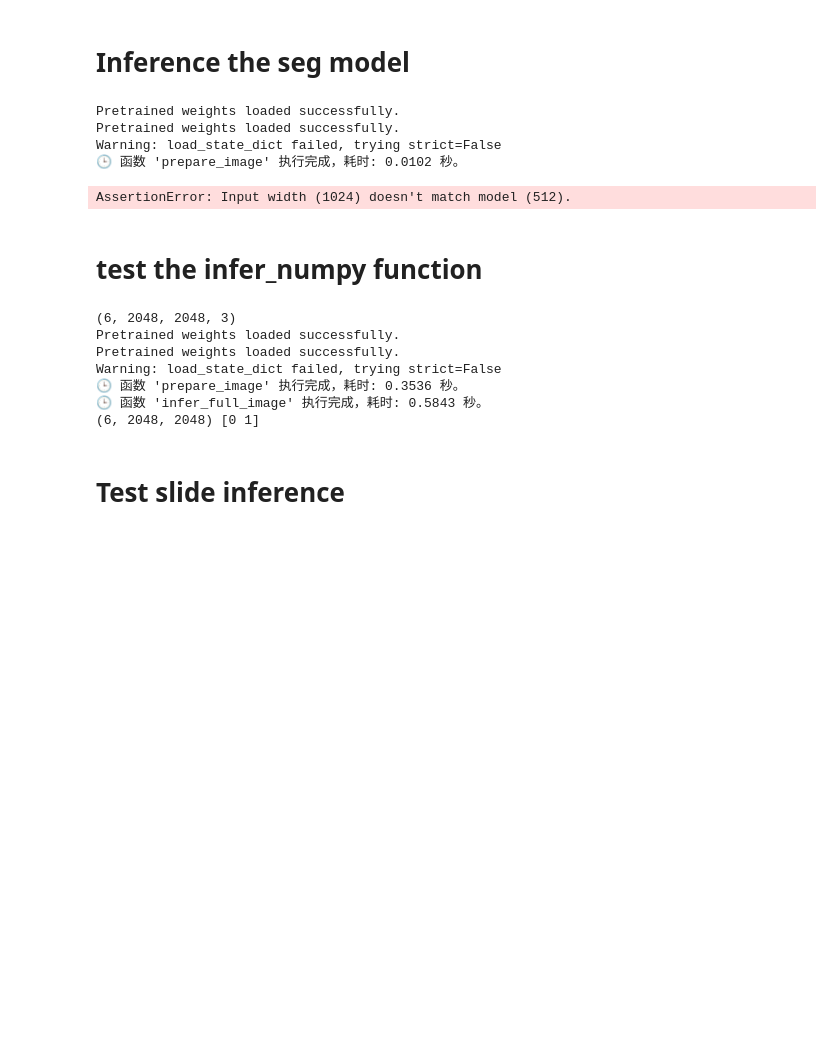
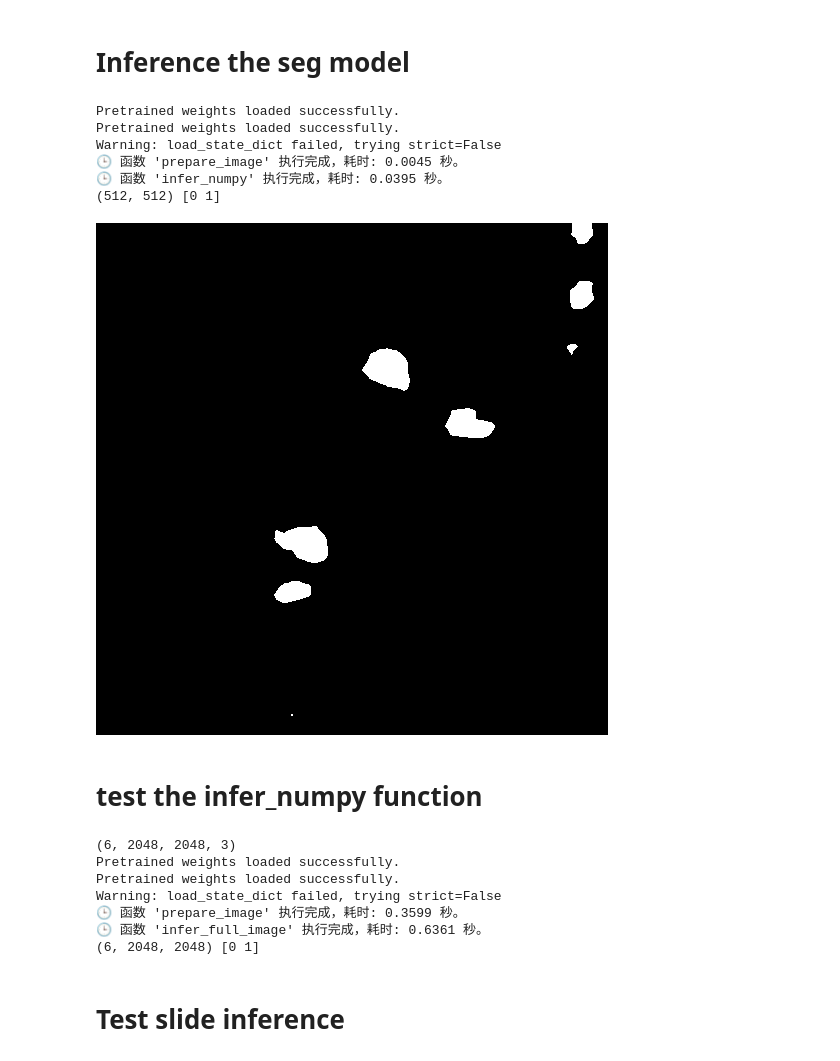
Before and after one commit to yzy0102/emcfsys, a Jupyter notebook: test2.ipynb, the cells around one changed output. Saved outputs shown, nothing was run; the diff lists cells and outputs as text; code cells hidden in the pictures; blank space fills up the shorter version.

```diff
--- a/test2.ipynb
+++ b/test2.ipynb
@@ -171,36 +247,38 @@ from src.emcfsys.EMCellFound.inference import infer_numpy, load_model
 from src.emcfsys.EMCellFound.utils.checkpoint import load_pretrained
 import numpy as np
 import torch
 from PIL import Image
 from src.emcfsys.EMCellFound.models.model_factory import get_model
 from src.emcfsys.EMCellFound.models.DeepLabv3Plus import DeepLabV3Plus
 
 # img_path = r"D:\napari_EMCF\EMCFsys\emcfsys\image\Bock2011_2951_xZGgUFHBDISQMdco.tif"
 img_path = r"D:\CellChange\Bock3D\image\3004.jpg"
 
 
-model_path = r"D:\napari_EMCF\EMCFsys\models\best_model_epoch98_IoU=0.9024.pth"
+model_path = r"D:\napari_EMCF\EMCFsys\models\best_model_epoch99_IoU=0.8046.pth"
 # 构建 + 加载模型
 model = load_model(model_name="deeplabv3plus",
                    backbone_name="emcellfound_vit_base",
                    num_classes=2,
                    model_path=model_path,
                    aux_on=False,
                    device="cuda")
 
 # 加载图像
 img = np.array(Image.open(img_path).convert("RGB").resize((512, 512)))
 
 # 推理
 mask = infer_numpy(model, img, device="cuda")
 print(mask.shape, np.unique(mask))
 Image.fromarray(mask*255)
 # %% [output]
 Pretrained weights loaded successfully.
 Pretrained weights loaded successfully.
 Warning: load_state_dict failed, trying strict=False
-🕒 函数 'prepare_image' 执行完成，耗时: 0.0102 秒。
+🕒 函数 'prepare_image' 执行完成，耗时: 0.0045 秒。
+🕒 函数 'infer_numpy' 执行完成，耗时: 0.0395 秒。
+(512, 512) [0 1]
-AssertionError: Input width (1024) doesn't match model (512).
+[figure, added]
 # %% [markdown]
 # test the infer_numpy function
 # %%
@@ -228,7 +306,7 @@ stack_imgs = np.array([np.array(Image.open(p).convert("RGB")) for p in stack_pat
 print(stack_imgs.shape)
 
 
-model_path = r"D:\napari_EMCF\EMCFsys\models\best_model_epoch98_IoU=0.9024.pth"
+model_path = r"D:\napari_EMCF\EMCFsys\models\best_model_epoch99_IoU=0.8046.pth"
 
 # 构建 + 加载模型
 
@@ -249,8 +327,8 @@ print(mask.shape, np.unique(mask))
 Pretrained weights loaded successfully.
 Pretrained weights loaded successfully.
 Warning: load_state_dict failed, trying strict=False
-🕒 函数 'prepare_image' 执行完成，耗时: 0.3536 秒。
-🕒 函数 'infer_full_image' 执行完成，耗时: 0.5843 秒。
+🕒 函数 'prepare_image' 执行完成，耗时: 0.3599 秒。
+🕒 函数 'infer_full_image' 执行完成，耗时: 0.6361 秒。
 (6, 2048, 2048) [0 1]
 # %% [markdown]
 # Test slide inference
```
Also changed, not shown: parts of 10 cells of this notebook, 9 other files.
